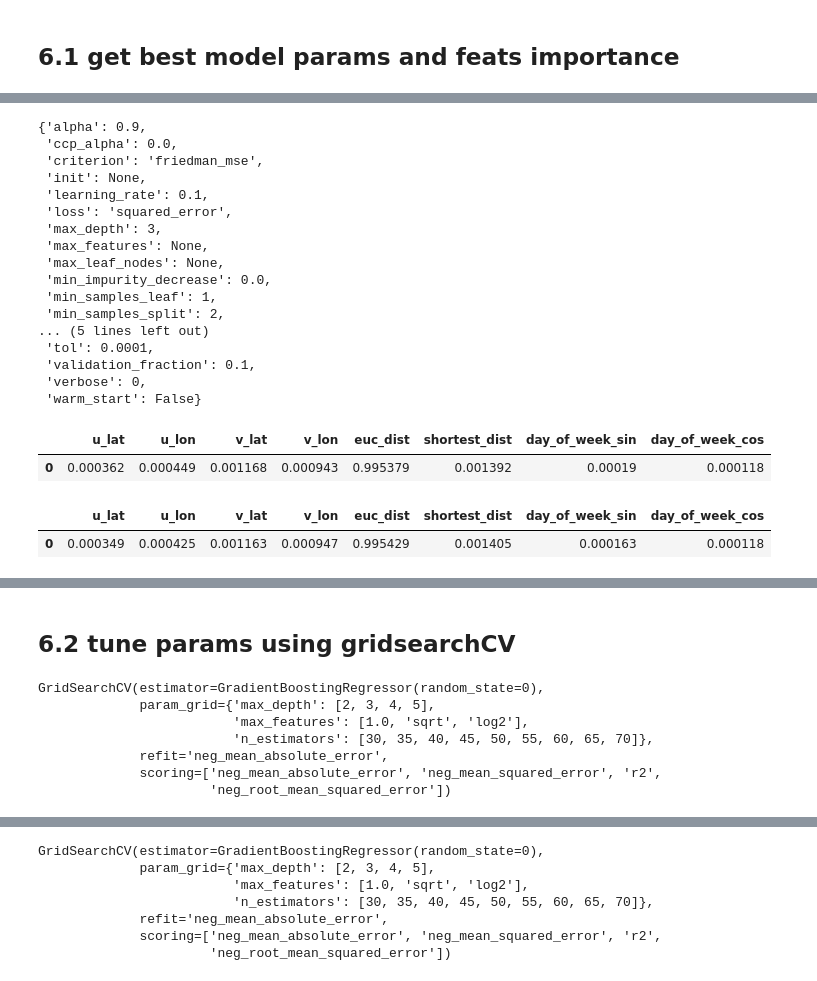
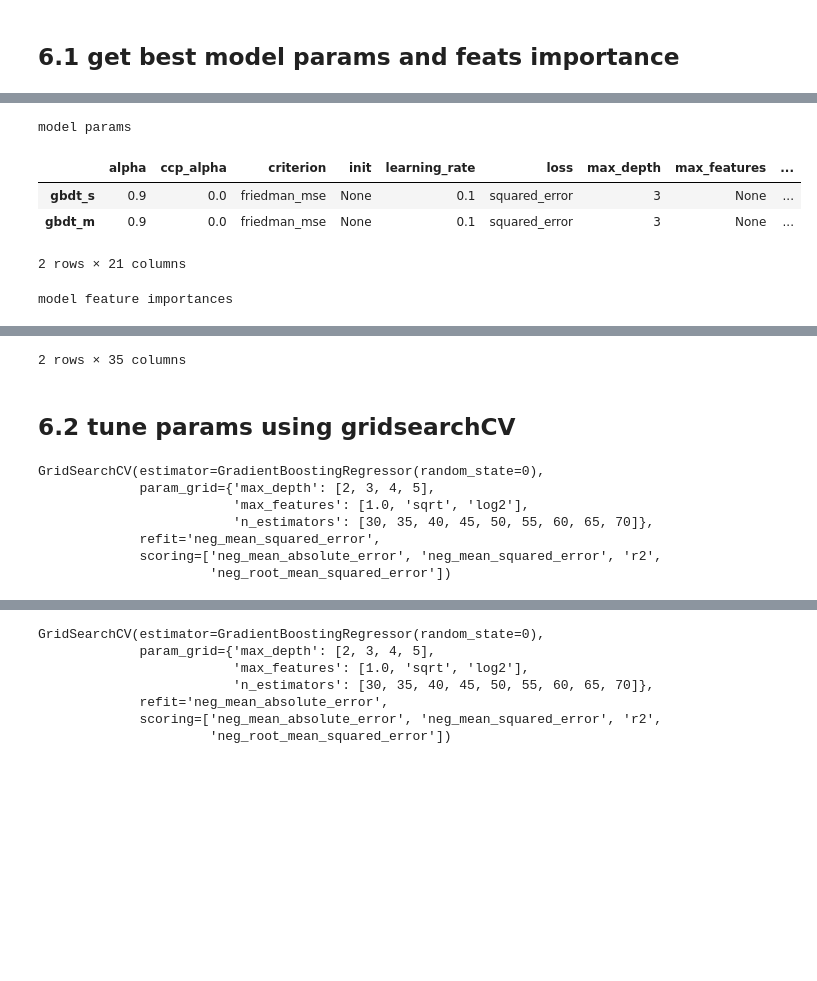
Before and after one commit to multi-order-planning-RBH/predictor, a Jupyter notebook: Food_preparation_03_model.ipynb, the cells around one changed output, grey strips where cells are left out. Cells and saved outputs as stored; diff of their text form; code cells hidden in the pictures; blank space fills up the shorter version.

```diff
--- a/Food_preparation_03_model.ipynb
+++ b/Food_preparation_03_model.ipynb
@@ -229,33 +186,22 @@ gbdt_s.get_params()
-# %%
-gbdt_m.get_params()
-# %% [output]
-{'alpha': 0.9,
- 'ccp_alpha': 0.0,
- 'criterion': 'friedman_mse',
- 'init': None,
- 'learning_rate': 0.1,
- 'loss': 'squared_error',
- 'max_depth': 3,
- 'max_features': None,
- 'max_leaf_nodes': None,
- 'min_impurity_decrease': 0.0,
- 'min_samples_leaf': 1,
- 'min_samples_split': 2,
-... (5 lines left out)
- 'tol': 0.0001,
- 'validation_fraction': 0.1,
- 'verbose': 0,
- 'warm_start': False}
 # %%
 def get_feature_importance(model, X):
     return pd.DataFrame([[round(float(x),6) for x in model.feature_importances_]], columns=X.columns.to_list())
-# %%
-get_feature_importance(gbdt_s, Xs_train)
-# %% [output]
-|  | u_lat | u_lon | v_lat | v_lon | euc_dist | shortest_dist | day_of_week_sin | day_of_week_cos |
-| 0 | 0.000362 | 0.000449 | 0.001168 | 0.000943 | 0.995379 | 0.001392 | 0.00019 | 0.000118 |
-# %%
-get_feature_importance(gbdt_m, Xm_train)
-# %% [output]
-|  | u_lat | u_lon | v_lat | v_lon | euc_dist | shortest_dist | day_of_week_sin | day_of_week_cos |
-| 0 | 0.000349 | 0.000425 | 0.001163 | 0.000947 | 0.995429 | 0.001405 | 0.000163 | 0.000118 |
+# %%
+params = pd.DataFrame(gbdt_s.get_params(), index=[0])
+params.loc[len(params)] = gbdt_m.get_params()
+params.index = ['gbdt_s', 'gbdt_m']
+print('model params')
+display(params)
+
+feature_importances = get_feature_importance(gbdt_s, Xs_train)
+feature_importances.loc[len(feature_importances)] = get_feature_importance(gbdt_m, Xm_train).loc[0].values
+feature_importances.index = ['gbdt_s', 'gbdt_m']
+print('model feature importances')
+display(feature_importances)
+# %% [output]
+model params
+|  | alpha | ccp_alpha | criterion | init | learning_rate | loss | max_depth | max_features | ... |
+| gbdt_s | 0.9 | 0.0 | friedman_mse | None | 0.1 | squared_error | 3 | None | ... |
+| gbdt_m | 0.9 | 0.0 | friedman_mse | None | 0.1 | squared_error | 3 | None | ... |
+2 rows × 21 columns
+model feature importances
@@ -262,3 +211,4 @@ get_feature_importance(gbdt_m, Xm_train)
+2 rows × 35 columns
 # %% [markdown]
 ## 6.2 tune params using gridsearchCV
 # %%
@@ -270,7 +220,7 @@ param_grid = {
  "max_depth": [2, 3, 4, 5],
 }
 scoring = ['neg_mean_absolute_error', 'neg_mean_squared_error', 'r2', 'neg_root_mean_squared_error']
-refit = "neg_mean_absolute_error"
+refit = "neg_mean_squared_error"
 
 CV_gbdt_s = GridSearchCV(estimator=gbdt, param_grid=param_grid, scoring=scoring, refit=refit)
 CV_gbdt_s.fit(Xs_train, ys_train)
@@ -279,6 +229,6 @@ GridSearchCV(estimator=GradientBoostingRegressor(random_state=0),
              param_grid={'max_depth': [2, 3, 4, 5],
                          'max_features': [1.0, 'sqrt', 'log2'],
                          'n_estimators': [30, 35, 40, 45, 50, 55, 60, 65, 70]},
-             refit='neg_mean_absolute_error',
+             refit='neg_mean_squared_error',
              scoring=['neg_mean_absolute_error', 'neg_mean_squared_error', 'r2',
                       'neg_root_mean_squared_error'])
```
Also changed, not shown: parts of 32 cells of this notebook, 6 other files.
